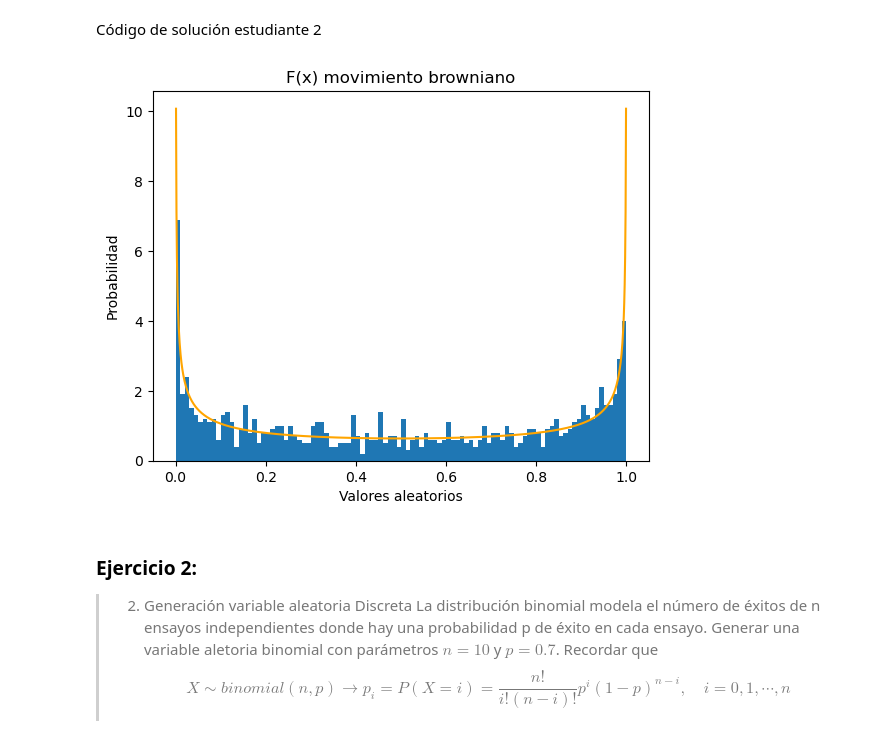
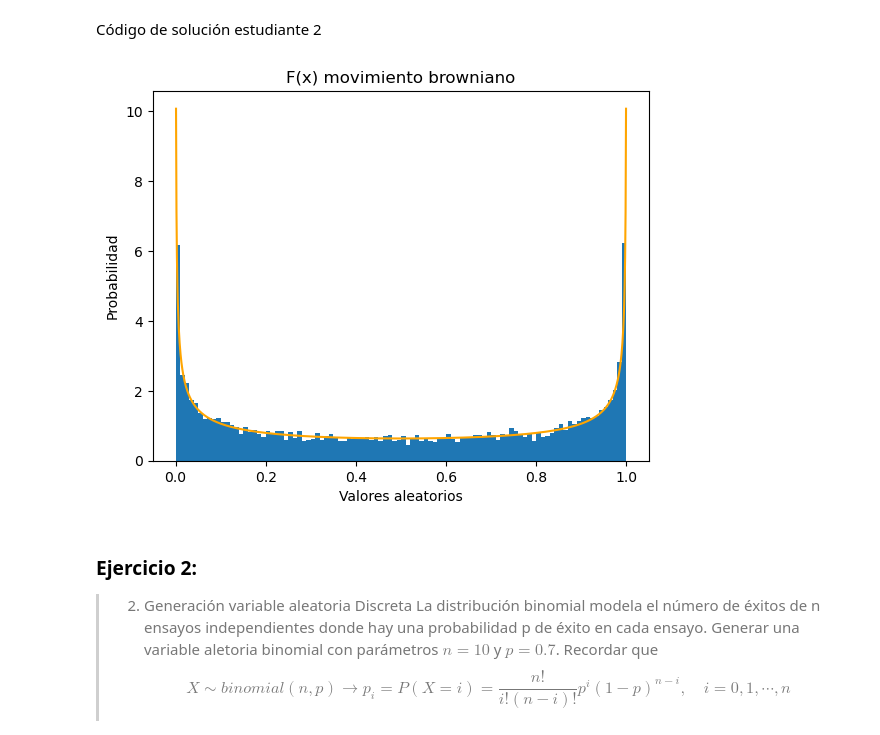
Before and after one commit to EmilianoMena/ProyectoConjunto_EMena_DCastro, a Jupyter notebook: Plantilla_Tareas.ipynb, the cells around one changed output. Cells and saved outputs as stored; diff of their text form; code cells hidden in the pictures.

```diff
--- a/Plantilla_Tareas.ipynb
+++ b/Plantilla_Tareas.ipynb
@@ -36,25 +36,25 @@ Código de solución estudiante 2
 # %%
 # Función transformada inversa de F(x)
 def Fx(N):
-    y = np.sin((np.random.random(N)*np.pi)/2)**2
+    y = (np.sin((np.random.random(N)*np.pi)/2))**2
     return y
 # %%
 # Número de muestras
-N = 1000
+N = 10000
 # Crear muestras de la función transformada inversa
 y = Fx(N)
 # Función de densidad
 x = np.arange(0,1,0.001)
 y2 = 1/(np.pi*np.sqrt(x*(1-x)))
 plt.plot(x,y2,'orange')
 # Histograma
 plt.hist(y,bins=100,density=True)
 plt.xlabel('Valores aleatorios')
 plt.ylabel('Probabilidad')
 plt.title('F(x) movimiento browniano')
 plt.show()
 # %% [output]
-[figure, old version]
+[figure, new version]
 # %% [markdown]
 ### Ejercicio 2:
 > 2. Generación variable aleatoria Discreta
```
Also changed, not shown: parts of 7 cells of this notebook.
